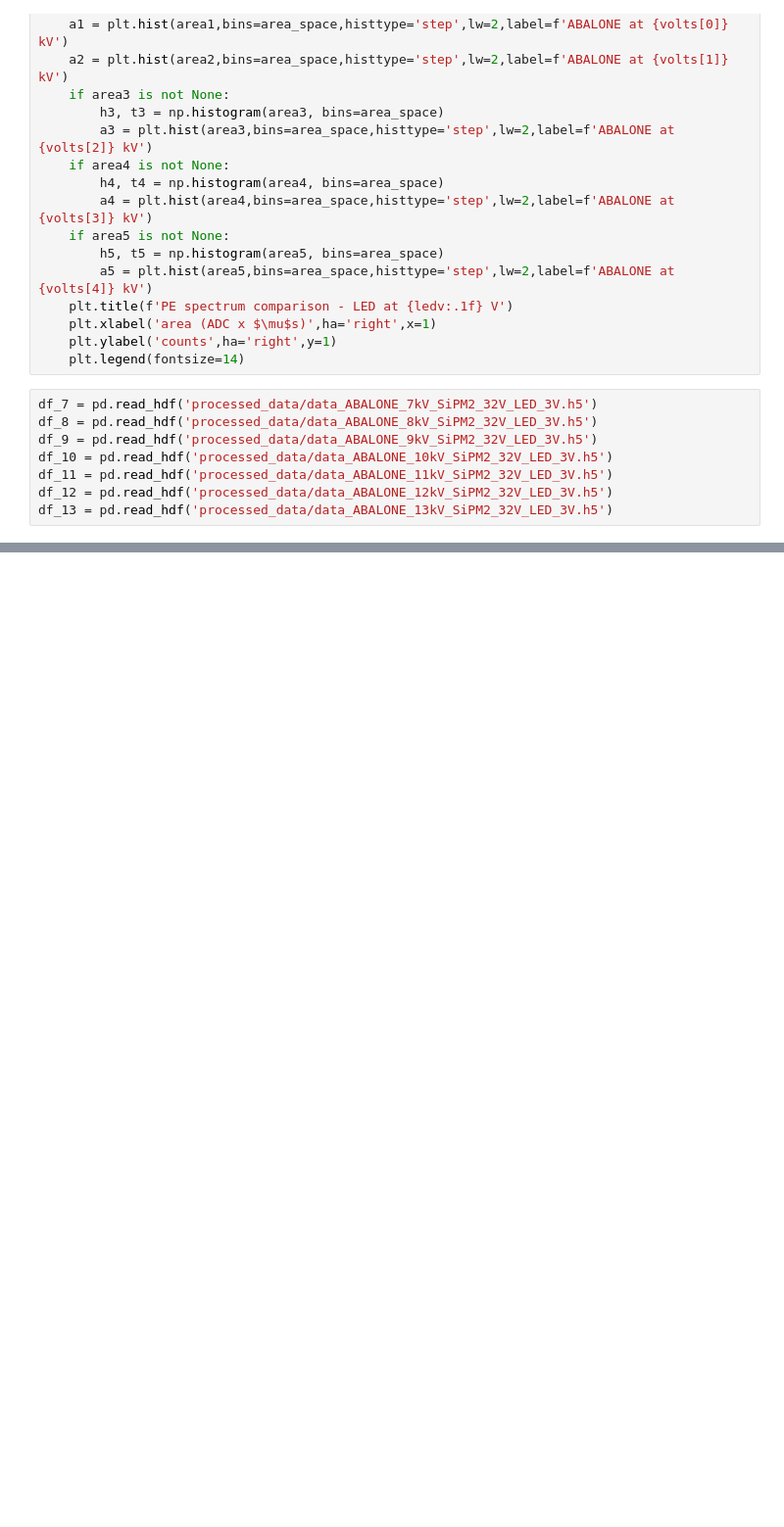
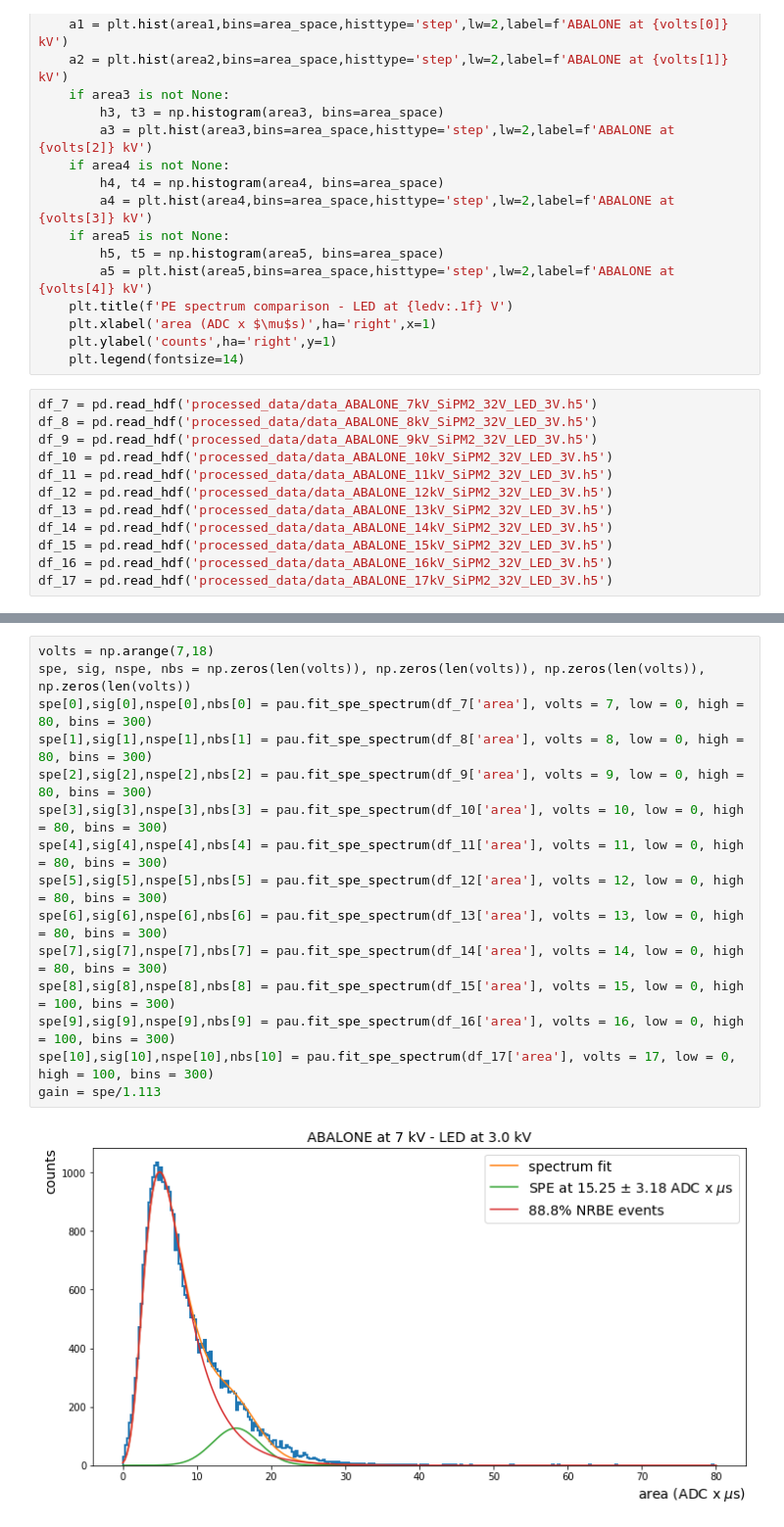
Before and after one commit to valerioda/abalone, a Jupyter notebook: compare_abalone_rampingup.ipynb, the cells around one changed output, grey strips where cells are left out. Shown at 98% size. Drawn from its saved outputs; the diff is of its cells as text; blank space fills up the shorter version.

```diff
--- a/compare_abalone_rampingup.ipynb
+++ b/compare_abalone_rampingup.ipynb
@@ -48,4 +48,8 @@ df_10 = pd.read_hdf('processed_data/data_ABALONE_10kV_SiPM2_32V_LED_3V.h5')
 df_11 = pd.read_hdf('processed_data/data_ABALONE_11kV_SiPM2_32V_LED_3V.h5')
 df_12 = pd.read_hdf('processed_data/data_ABALONE_12kV_SiPM2_32V_LED_3V.h5')
 df_13 = pd.read_hdf('processed_data/data_ABALONE_13kV_SiPM2_32V_LED_3V.h5')
+df_14 = pd.read_hdf('processed_data/data_ABALONE_14kV_SiPM2_32V_LED_3V.h5')
+df_15 = pd.read_hdf('processed_data/data_ABALONE_15kV_SiPM2_32V_LED_3V.h5')
+df_16 = pd.read_hdf('processed_data/data_ABALONE_16kV_SiPM2_32V_LED_3V.h5')
+df_17 = pd.read_hdf('processed_data/data_ABALONE_17kV_SiPM2_32V_LED_3V.h5')
 # %%
@@ -68,0 +77,17 @@ compare_pe_spectrum(df4_7['area'],df4_9['area'],df4_11['area'],df4_12['area'],df
+# %%
+volts = np.arange(7,18)
+spe, sig, nspe, nbs = np.zeros(len(volts)), np.zeros(len(volts)), np.zeros(len(volts)), np.zeros(len(volts))
+spe[0],sig[0],nspe[0],nbs[0] = pau.fit_spe_spectrum(df_7['area'], volts = 7, low = 0, high = 80, bins = 300)
+spe[1],sig[1],nspe[1],nbs[1] = pau.fit_spe_spectrum(df_8['area'], volts = 8, low = 0, high = 80, bins = 300)
+spe[2],sig[2],nspe[2],nbs[2] = pau.fit_spe_spectrum(df_9['area'], volts = 9, low = 0, high = 80, bins = 300)
+spe[3],sig[3],nspe[3],nbs[3] = pau.fit_spe_spectrum(df_10['area'], volts = 10, low = 0, high = 80, bins = 300)
+spe[4],sig[4],nspe[4],nbs[4] = pau.fit_spe_spectrum(df_11['area'], volts = 11, low = 0, high = 80, bins = 300)
+spe[5],sig[5],nspe[5],nbs[5] = pau.fit_spe_spectrum(df_12['area'], volts = 12, low = 0, high = 80, bins = 300)
+spe[6],sig[6],nspe[6],nbs[6] = pau.fit_spe_spectrum(df_13['area'], volts = 13, low = 0, high = 80, bins = 300)
+spe[7],sig[7],nspe[7],nbs[7] = pau.fit_spe_spectrum(df_14['area'], volts = 14, low = 0, high = 80, bins = 300)
+spe[8],sig[8],nspe[8],nbs[8] = pau.fit_spe_spectrum(df_15['area'], volts = 15, low = 0, high = 100, bins = 300)
+spe[9],sig[9],nspe[9],nbs[9] = pau.fit_spe_spectrum(df_16['area'], volts = 16, low = 0, high = 100, bins = 300)
+spe[10],sig[10],nspe[10],nbs[10] = pau.fit_spe_spectrum(df_17['area'], volts = 17, low = 0, high = 100, bins = 300)
+gain = spe/1.113
+# %% [output]
+[figure, added]
```
Also changed, not shown: parts of 5 cells of this notebook, 9 other files.
